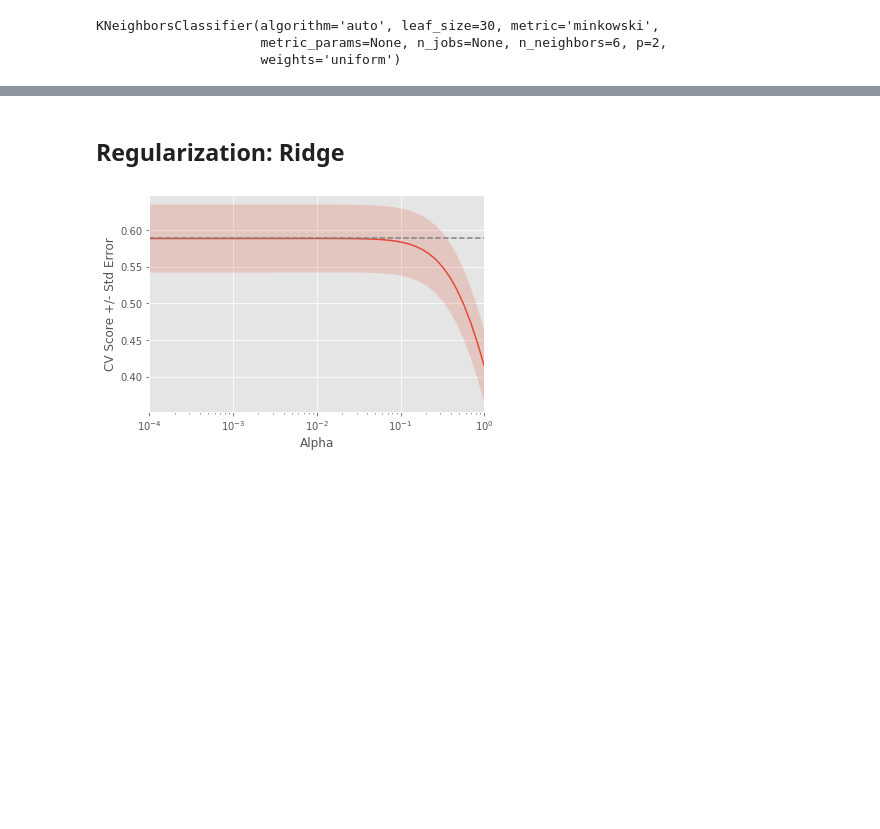
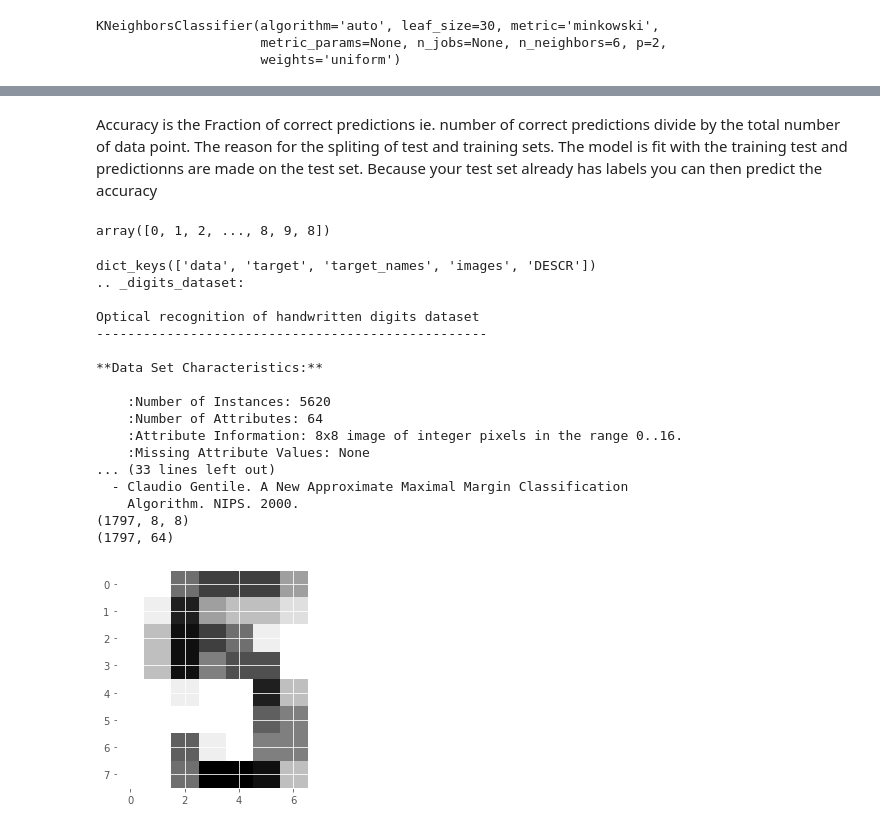
Before and after one commit to toyinolape/DataCamp_DataScience, a Jupyter notebook: Supervised_Learning/Classification.ipynb, the cells around one changed output, grey strips where cells are left out. Drawn from its saved outputs; the diff is of its cells as text; code cells hidden in the pictures; blank space fills up the shorter version.

```diff
--- a/Supervised_Learning.ipynb
+++ b/Supervised_Learning/Classification.ipynb
@@ -238,2 +128,0 @@ plt.show()
-# %% [markdown]
-## Regularization: Ridge
@@ -255,31 +129,39 @@ def display_plot(cv_scores, cv_scores_std):
-# %%
-# Import necessary modules
-from sklearn.linear_model import Ridge
-
-# Setup the array of alphas and lists to store scores
-alpha_space = np.logspace(-4, 0, 50)
-ridge_scores = []
-ridge_scores_std = []
-
-# Create a ridge regressor: ridge
-ridge = Ridge(normalize=True)
-
-# Compute scores over range of alphas
-for alpha in alpha_space:
-
-    # Specify the alpha value to use: ridge.alpha
-    ridge.alpha = alpha
-
-    # Perform 10-fold CV: ridge_cv_scores
-    ridge_cv_scores = cross_val_score(ridge,X, y, cv=10)
-
-    # Append the mean of ridge_cv_scores to ridge_scores
-    ridge_scores.append(np.mean(ridge_cv_scores))
-
-    # Append the std of ridge_cv_scores to ridge_scores_std
-    ridge_scores_std.append(np.std(ridge_cv_scores))
-
-# Display the plot
-display_plot(ridge_scores, ridge_scores_std)
-# %% [output]
-[figure, removed]
+# %% [markdown]
+Accuracy is the Fraction of correct predictions ie. number of correct predictions divide by the total number of data point.
+ The reason for the spliting of test and training sets. The model is fit with the training test and predictionns are made on the test set. Because your test set already has labels you can then predict the accuracy
+# %%
+digits = datasets.load_digits()
+digits.target
+# %% [output]
+array([0, 1, 2, ..., 8, 9, 8])
+# %%
+# Print the keys and DESCR of the dataset
+print(digits.keys())
+print(digits.DESCR)
+
+# Print the shape of the images and data keys
+print(digits.images.shape)
+print(digits.data.shape)
+
+# Display digit 1010
+plt.imshow(digits.images[1010], cmap=plt.cm.gray_r, interpolation='nearest')
+plt.show()
+# %% [output]
+dict_keys(['data', 'target', 'target_names', 'images', 'DESCR'])
+.. _digits_dataset:
+
+Optical recognition of handwritten digits dataset
+--------------------------------------------------
+
+**Data Set Characteristics:**
+
+    :Number of Instances: 5620
+    :Number of Attributes: 64
+    :Attribute Information: 8x8 image of integer pixels in the range 0..16.
+    :Missing Attribute Values: None
+... (33 lines left out)
+  - Claudio Gentile. A New Approximate Maximal Margin Classification
+    Algorithm. NIPS. 2000.
+(1797, 8, 8)
+(1797, 64)
+[figure, added]
```
Also changed, not shown: parts of 22 cells of this notebook, 2 other files.
